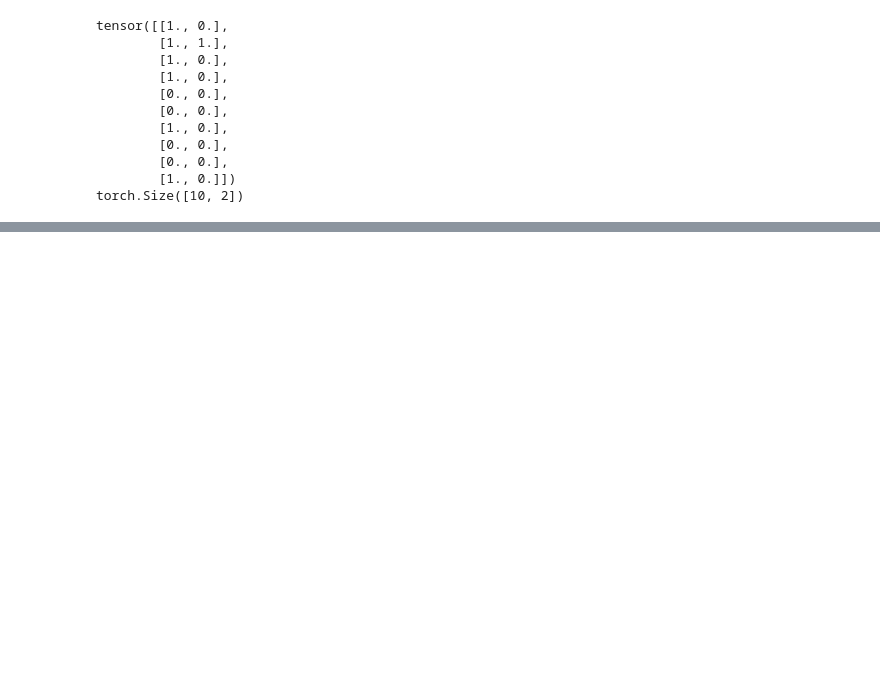
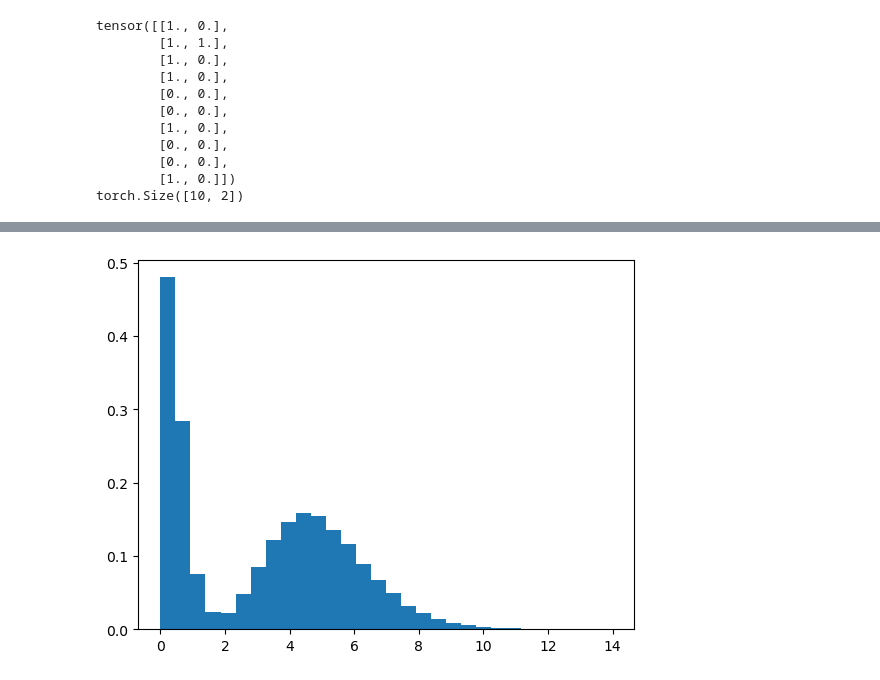
Before and after one commit to yaelrsc/Computaci-n-estad-stica-2026-2, a Jupyter notebook: Simulation/Simulation_of_random_variables.ipynb, the cells around one changed output, grey strips where cells are left out. Cells and saved outputs as stored; diff of their text form; code cells hidden in the pictures; blank space fills up the shorter version.

```diff
--- a/Simulation/Simulation_of_random_variables.ipynb
+++ b/Simulation/Simulation_of_random_variables.ipynb
@@ -1541,0 +1406,10 @@ Name: count, Length: 1000, dtype: int64
+# %%
+weights = torch.Tensor([0.4,0.6])
+densities = [torch.distributions.Gamma(2,4),torch.distributions.Gamma(10,2)]
+mix_gam= MixtureDistribution(weights=weights,densities=densities)
+# %%
+x = mix_gam.sample((100000,))
+plt.hist(x,density=True,bins=30)
+plt.show()
+# %% [output]
+[figure, added]
```
Also changed, not shown: parts of 21 cells of this notebook, 3 other files.
